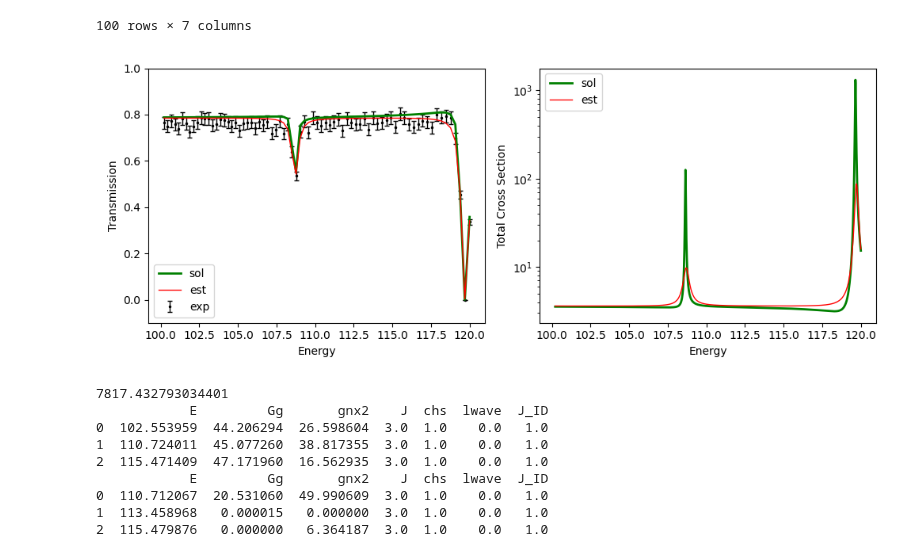
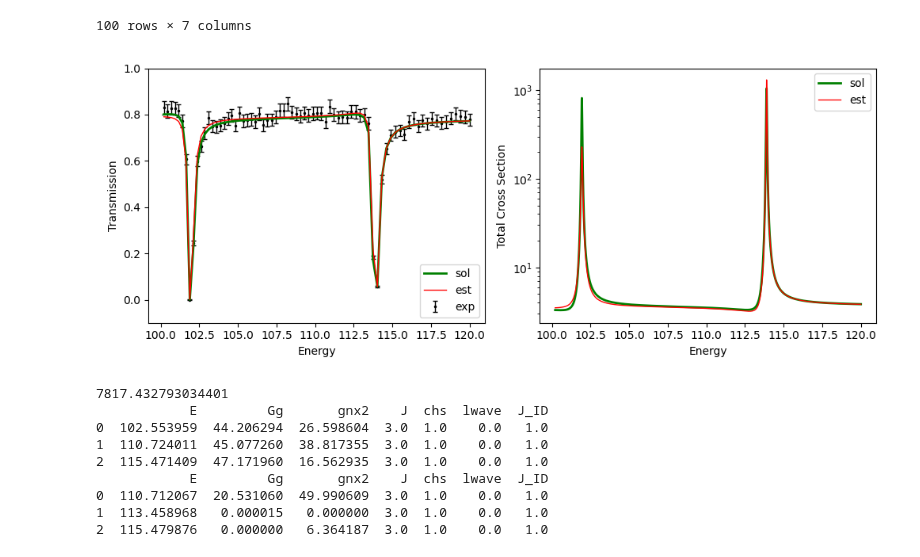
Before and after one commit to Naww137/ATARI, a Jupyter notebook: examples/UserExample_PiTFAll.ipynb, the cells around one changed output. Drawn from its saved outputs; the diff is of its cells as text; code cells hidden in the pictures.

```diff
--- a/examples/UserExample_PiTFAll.ipynb
+++ b/examples/UserExample_PiTFAll.ipynb
@@ -53,9 +53,10 @@ len(exp.energy_domain)
 # run a performance test with the PiTFAll module
 
 # case_file = './perf_test_baron'
-# case_file = './perf_test_baron.hdf5'
-case_file = './test.hdf5'
-number_of_datasets = 10
+case_file = '/Users/noahwalton/Documents/GitHub/ATARI/Fitting/perf_test_baron.hdf5'
+# case_file = './test.hdf5'
+
+dataset_range = (0, 500)
 
 # case_file = './perf_test_baron_rev2.hdf5'
 # number_of_datasets = 27
@@ -63,7 +64,9 @@ number_of_datasets = 10
 path_to_application_exe = '/Applications/MATLAB_R2021b.app/bin/matlab'
 path_to_fitting_script = "/Users/noahwalton/Documents/GitHub/ATARI/baron_fit_rev1.m"
 
-vary_Erange = {'fullrange':(3,1000), 'maxres':5 , 'prob':0.01}
+# full_Ta181_RRR_JEFF = (4,2546)
+
+vary_Erange = {'fullrange':(750,2546), 'maxres':5 , 'prob':0.001}
 
 input_options = {   'Overwrite Syndats'    :   False,
                     'Overwrite Fits'       :   False,
@@ -72,7 +75,7 @@ input_options = {   'Overwrite Syndats'    :   False,
 
 
 
-perf_test = pf.performance_test(number_of_datasets,
+perf_test = pf.performance_test(dataset_range,
                                 case_file,
                                 input_options=input_options)
 
@@ -151,9 +167,9 @@ integral_FoMs
 # figure()
 # plot(pw_data.E, pw_data.est_trans)
 # %%
-fig = pf.sample_case.plot(case_file, 95, Ta_pair, True, True)
+fig = pf.sample_case.plot(case_file, 60, Ta_pair, True, True)
 # %% [output]
-[figure, old version]
+[figure, new version]
 # %%
 pw_data, syndat_par_df, fit_par_df = pf.sample_case.read_sample_case_data(case_file,96)
 
```
Also changed, not shown: parts of 7 cells of this notebook, 2 other files.
